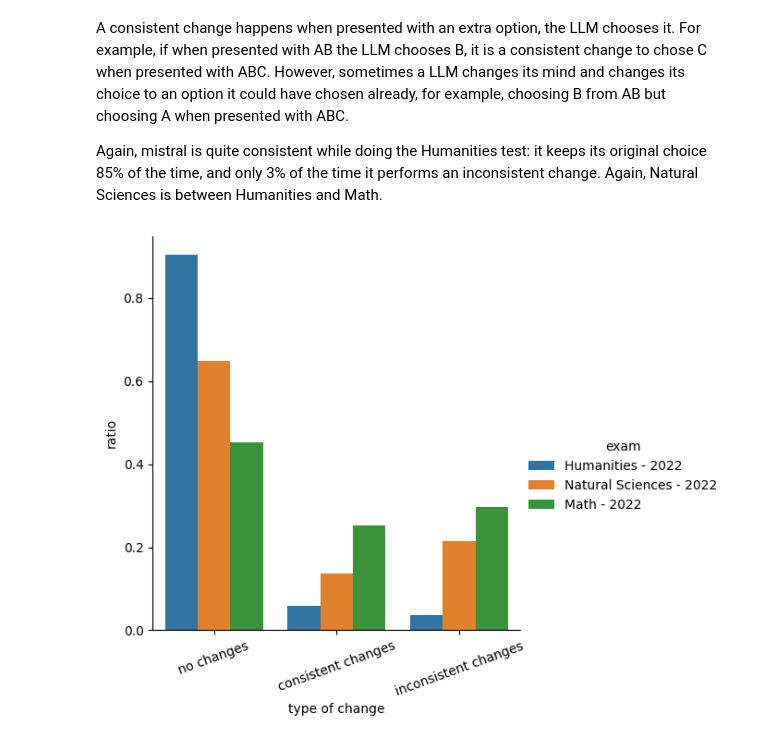
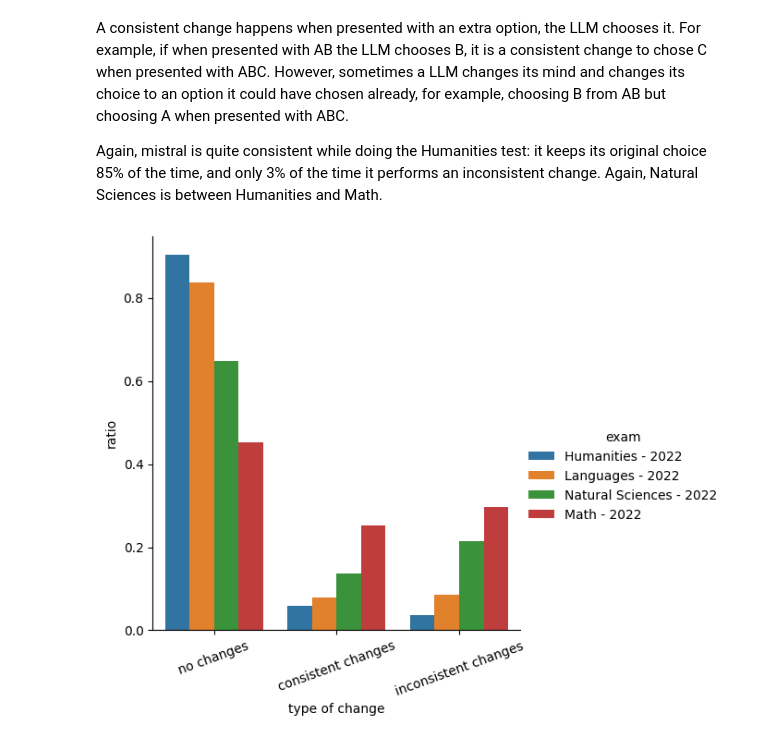
Before and after one commit to BU-UFMG-Research/irt-llms, a Jupyter notebook: scripts/plots/enem-llm-distractor-analysis.ipynb, the cells around one changed output. Drawn from its saved outputs; the diff is of its cells as text; code cells hidden in the pictures.

```diff
--- a/scripts/plots/enem-llm-distractor-analysis.ipynb
+++ b/scripts/plots/enem-llm-distractor-analysis.ipynb
@@ -17,7 +18,7 @@ import os
 
 # jupyter nbconvert --no-input --to pdf enem-llm-distractor-analysis.ipynb
 palette = ["red", "purple", "blue", "green"]
-dic_exam_to_paper_name = {'CH': 'Humanities', 'MT': 'Math', 'CN': 'Natural Sciences' }
+dic_exam_to_paper_name = {'CH': 'Humanities', 'MT': 'Math', 'CN': 'Natural Sciences', 'LC': 'Languages' }
 
 os.makedirs("figures/distractor-analysis", exist_ok=True)
 # %%
@@ -58,7 +60,7 @@ import matplotlib.pyplot as plt
 import pandas as pd
 import seaborn as sns
 
-for exam in ['CH', 'CN', 'MT']:
+for exam in ['CH', 'CN', 'MT', 'LC']:
     for llm in ['mistral', 'llama2']:
 
         if exam not in dic_logs[llm].keys() or len(dic_logs[llm][exam]) == 0:
@@ -116,7 +119,7 @@ for llm in ['mistral', 'llama2']:
 
     df = pd.concat(dfs, ignore_index=True, axis=0)
     plt.title(f"{llm}")
-    sns.boxplot(data=df, y="AVG_HUMANITY", x="test", hue="year", order=['Humanities', 'Natural Sciences', 'Math'])
+    sns.boxplot(data=df, y="AVG_HUMANITY", x="test", hue="year", order=['Humanities', 'Languages', 'Natural Sciences', 'Math'])
     plt.savefig(f'figures/distractor-analysis/avg-{llm}-humanity.pdf', format='pdf',bbox_inches='tight')
     plt.show()
 # %% [output]
@@ -188,36 +197,41 @@ from collections import defaultdict
 import pandas as pd
 import seaborn as sns
 
-ch_df = pd.read_csv("C:/Users/pedro/Downloads/TRI/test_responses_llms/SUBSET/CH/2022/subset_consistency.csv")
-cn_df = pd.read_csv("C:/Users/pedro/Downloads/TRI/test_responses_llms/SUBSET/CN/2022/subset_consistency.csv")
-mt_df = pd.read_csv("C:/Users/pedro/Downloads/TRI/test_responses_llms/SUBSET/MT/2022/subset_consistency.csv")
+ch_df = pd.read_csv(f"{filepath}/CH/pt-br/2022/mistral/simple-zero-shot/aggregated/subset_consistency.csv")
+cn_df = pd.read_csv(f"{filepath}/CN/pt-br/2022/mistral/simple-zero-shot/aggregated/subset_consistency.csv")
+mt_df = pd.read_csv(f"{filepath}/MT/pt-br/2022/mistral/simple-zero-shot/aggregated/subset_consistency.csv")
+lc_df = pd.read_csv(f"{filepath}/LC/pt-br/2022/mistral/simple-zero-shot/aggregated/subset_consistency.csv")
 
 dic_subset_df = defaultdict(dict)
 
 dic_subset_df['mistral']['CH'] = {}
+dic_subset_df['mistral']['LC'] = {}
 dic_subset_df['mistral']['CN'] = {}
 dic_subset_df['mistral']['MT'] = {}
 
 dic_subset_df['mistral']['CH'][2022] = ch_df
+dic_subset_df['mistral']['LC'][2022] = lc_df
 dic_subset_df['mistral']['CN'][2022] = cn_df
 dic_subset_df['mistral']['MT'][2022] = mt_df
+
+
 
 categories = []
 percentages = []
 exams = []
 for llm in ['mistral']:
     for exam in dic_subset_df[llm].keys():
         for year in dic_subset_df[llm][exam]:
             sum_df = dic_subset_df[llm][exam][year].sum()/dic_subset_df[llm][exam][year]['possible_changes'].sum()
 
             categories.extend(['no changes', 'consistent changes', 'inconsistent changes'])
             percentages.extend([sum_df['no_changes'], sum_df['consistent_changes'], sum_df['inconsistent_changes']])
             exams.extend([f"{dic_exam_to_paper_name[exam]} - {year}"] * 3)
 
 
 df = pd.DataFrame(data={'type of change': categories, 'ratio': percentages, 'exam': exams})
 g= sns.catplot(data=df, x="type of change", y="ratio", hue="exam", kind="bar")
 g.set_xticklabels(rotation=20)
 plt.savefig(f'figures/distractor-analysis/subset-consistency-{llm}.pdf', format='pdf',bbox_inches='tight')
 # %% [output]
-[figure, old version]
+[figure, new version]
```
Also changed, not shown: parts of 5 cells of this notebook, 2 other files.
